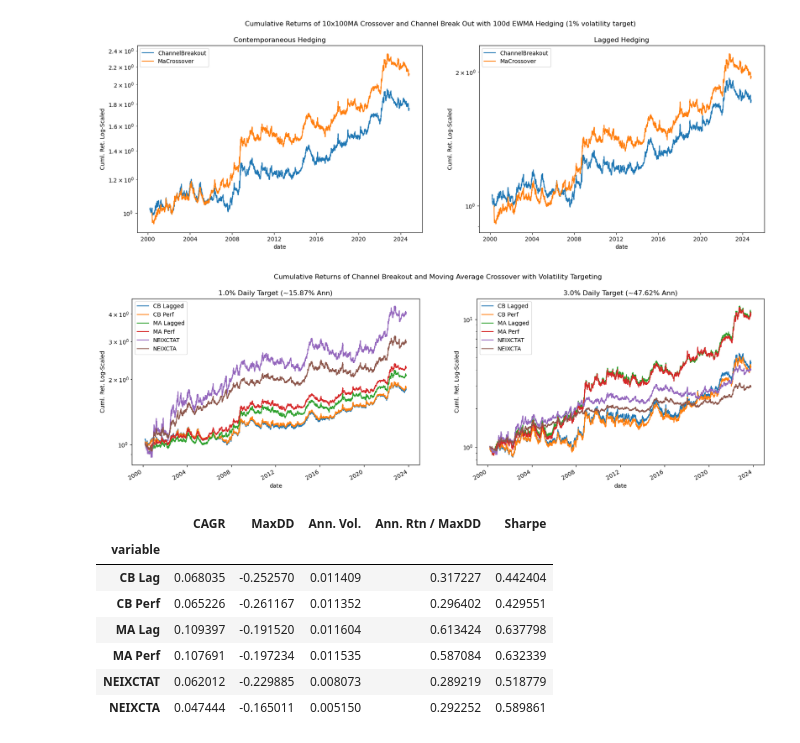
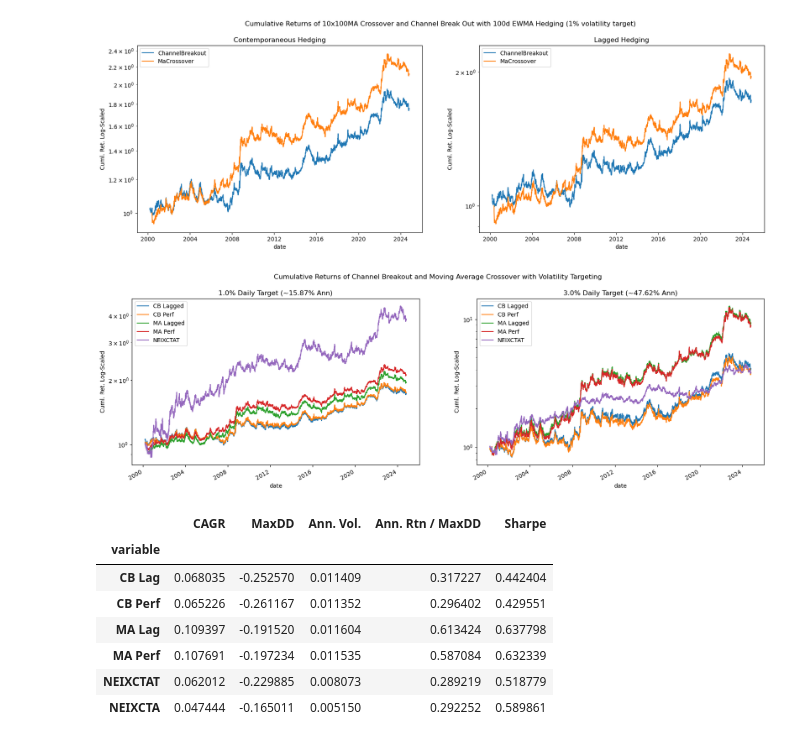
Before and after one commit to diegodalvarez/TrendSystem, a Jupyter notebook: Research/Blogs/AlphaQuestCTASeries.ipynb, the cells around one changed output. Drawn from its saved outputs; the diff is of its cells as text; code cells hidden in the pictures.

```diff
--- a/Research/Blogs/AlphaQuestCTASeries.ipynb
+++ b/Research/Blogs/AlphaQuestCTASeries.ipynb
@@ -139,12 +142,12 @@ method_renamer = {
 
 for method, ax in zip(methods, axes.flatten()):
 
-    (df_combined.query(
-        "method == @method").
-        rename(columns = {"signal": ""}).
-        pivot(index = "date", columns = "", values = "weighted_rtn").
-        apply(lambda x: np.cumprod(1 + x)).
-        plot(
+    (df_combined
+        .loc[lambda x: x.method == method]
+        .rename(columns = {"signal": ""})
+        .pivot(index = "date", columns = "", values = "weighted_rtn")
+        .apply(lambda x: np.cumprod(1 + x))
+        .plot(
             ax     = ax,
             ylabel = "Cuml. Ret. Log-Scaled",
             title  = method_renamer[method]))
@@ -238,34 +241,33 @@ df_trend = (pd.read_parquet(
     assign(security = lambda x: x.security.str.split(" ").str[0]).
     pivot(index = "date", columns = "security", values = "PX_LAST").
     pct_change())
-# %%
-targets = df_ports.target.drop_duplicates().sort_values().to_list()
-fig, axes = plt.subplots(ncols = len(targets), figsize = (20,6))
-
-for target, ax in zip(targets, axes.flatten()):
-
-    df_combined = (df_ports.query(
-        "target == @target").
-        assign(
-            date = lambda x: pd.to_datetime(x.date),
-            name = lambda x:
-                np.where(x.signal == "ChannelBreakout", "CB", "MA") +
-                " " +
-                np.where(x.method == "ewma", "Perf", "Lagged")).
-        pivot(index = "date", columns = "name", values = "rtn").
-        merge(right = df_trend, how = "inner", on = ["date"]).
-        merge(right = df_cta, how = "inner", on = ["date"]).
-        apply(lambda x: np.cumprod(1 + x)).
-        plot(
-            logy   = True,
-            ax     = ax,
-            ylabel = "Cuml. Ret. Log-Scaled",
-            title  = "{}% Daily Target (~{}% Ann)".format(target * 100, np.round(target * 100 * np.sqrt(252), 2))))
-
-fig.suptitle("Cumulative Returns of Channel Breakout and Moving Average Crossover with Volatility Targeting")
-plt.show()
-# %% [output]
-[figure, removed]
+# %%
+targets = df_ports.target.drop_duplicates().sort_values().to_list()
+fig, axes = plt.subplots(ncols = len(targets), figsize = (20,6))
+
+for target, ax in zip(targets, axes.flatten()):
+
+    (df_ports
+        .loc[lambda x: x.target == target]
+        .assign(
+            date = lambda x: pd.to_datetime(x.date),
+            name = lambda x:
+                np.where(x.signal == "ChannelBreakout", "CB", "MA") +
+                " " +
+                np.where(x.method == "ewma", "Perf", "Lagged")).
+        pivot(index = "date", columns = "name", values = "rtn").
+        merge(right = df_trend, how = "inner", on = ["date"])
+        .apply(lambda x: np.cumprod(1 + x)).
+        plot(
+            logy   = True,
+            ax     = ax,
+            ylabel = "Cuml. Ret. Log-Scaled",
+            title  = "{}% Daily Target (~{}% Ann)".format(target * 100, np.round(target * 100 * np.sqrt(252), 2))))
+
+fig.suptitle("Cumulative Returns of Channel Breakout and Moving Average Crossover with Volatility Targeting")
+plt.show()
+# %% [output]
+[figure, added]
 # %%
 renamer = {
     "ChannelBreakout": "CB",
```
Also changed, not shown: parts of 23 cells of this notebook.
